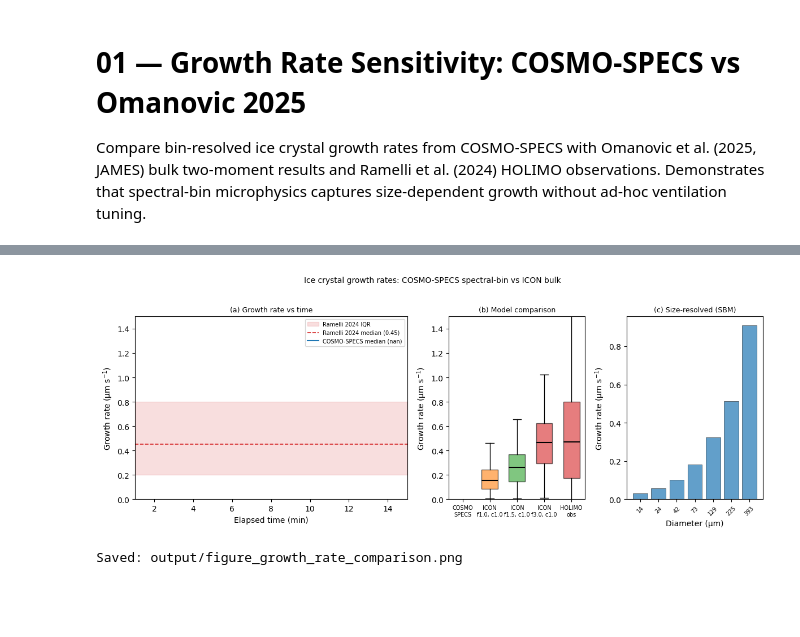
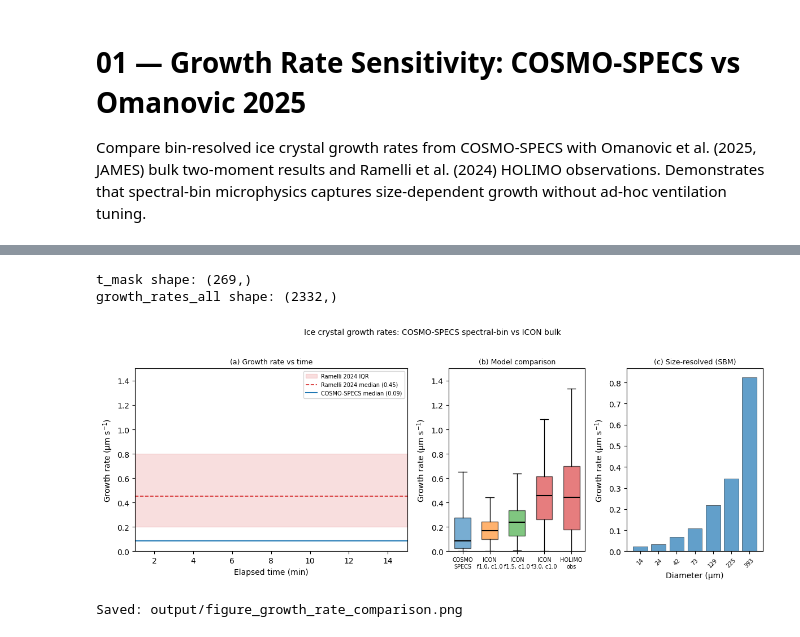
Before and after one commit to KarlJohnsonnn/polarcap_analysis, a Jupyter notebook: notebooks/cloudlab_comparison/01-growth-rate-sensitivity.ipynb, the cells around one changed output, grey strips where cells are left out. Drawn from its saved outputs; the diff is of its cells as text; code cells hidden in the pictures; blank space fills up the shorter version.

```diff
--- a/notebooks/cloudlab_comparison/01-growth-rate-sensitivity.ipynb
+++ b/notebooks/cloudlab_comparison/01-growth-rate-sensitivity.ipynb
@@ -50,9 +51,9 @@ OMANOVIC_GR = {
 RAMELLI_GR = {'median': 0.45, 'p25': 0.20, 'p75': 0.80}
 # %%
 # --- Load model data ---a
-datasets = load_plume_path_runs(processed_root=PROCESSED_ROOT+cs_runs[0]['cs_run']+f'3D_{cs_runs[0]["exp_id"]}', kinds=("integrated",))
+datasets = load_plume_path_runs(processed_root=PROCESSED_ROOT, kinds=("integrated", "extreme", "vertical"))
 run_label = list(datasets.keys())[0]
-ds = datasets[run_label]["integrated"]
+ds = datasets[run_label]["vertical"]
 print(f"Run: {run_label}")
 print(f"Dims: {dict(ds.dims)}")
 print(f"Vars: {list(ds.data_vars)}")
@@ -86,18 +120,28 @@ Mean diameter range: 0.0 – 0.0 µm
 dt_s = np.diff(elapsed_s)  # time steps in seconds
 growth_rates_all = []  # µm/s
 elapsed_mid_all = []   # midpoint elapsed time
+print(f'dt_s shape: {dt_s.shape}')
+print(f'dt_s nan: {np.isnan(dt_s).sum()}')
 
 for c in range(ds.sizes['cell']):
-    d_cell = np.array(mean_diam[:, c])
+    d_cell = np.array(mean_diam[..., c])
     valid = ~np.isnan(d_cell)
     if valid.sum() < 3:
         continue
-    dD = np.diff(d_cell)
-    gr = dD / dt_s  # µm/s
+    dD = np.diff(d_cell, axis=0)
+    print(f'dD shape: {dD.shape}')
+    print(f'dD nan: {np.isnan(dD).sum()}')
+    gr = dD / dt_s[..., np.newaxis]  # µm/s
     # Keep only where both endpoints have valid diameter and positive growth
-    mask = valid[:-1] & valid[1:] & (gr > 0)
+    print(f'gr shape: {gr.shape}')
+    print(f'valid shape: {valid.shape}')
+    mask = (valid[:-1, :] & valid[1:, :])
+    mask = mask & (gr > 0)
     growth_rates_all.extend(gr[mask])
-    elapsed_mid_all.extend((elapsed_min[:-1][mask] + elapsed_min[1:][mask]) / 2)
+    print(f'mask shape: {mask.shape}')
+    print(f'elapsed_min shape: {elapsed_min.shape}')
+    elapsed_mid_all.extend((elapsed_min[:-1][mask.sum(axis=1) > 0] + elapsed_min[1:][mask.sum(axis=1) > 0]) / 2)
+    print(f'elapsed_mid_all shape: {len(elapsed_mid_all)}')
 
 growth_rates_all = np.array(growth_rates_all)
 elapsed_mid_all = np.array(elapsed_mid_all)
@@ -118,16 +177,20 @@ fig, axes = plt.subplots(1, 3, figsize=(12, 4.5), gridspec_kw={'width_ratios': [
 # Panel A: Growth rate vs elapsed time (scatter)
 ax = axes[0]
 t_mask = (elapsed_mid_all > 1) & (elapsed_mid_all < 15)
-sc = ax.scatter(elapsed_mid_all[t_mask], growth_rates_all[t_mask],
-                c=growth_rates_all[t_mask], cmap='viridis', s=8, alpha=0.4,
-                vmin=0, vmax=1.0, edgecolors='none')
+# t_mask = t_mask[..., np.newaxis]
+print(f't_mask shape: {t_mask.shape}')
+print(f'growth_rates_all shape: {growth_rates_all.shape}')
+
+sc = ax.plot(growth_rates_all, #cmap='viridis',
+             alpha=0.9,)
+                #vmin=0, vmax=1.0, edgecolors='none')
 # Ramelli range
 ax.axhspan(RAMELLI_GR['p25'], RAMELLI_GR['p75'], alpha=0.15, color='C3',
            label=f"Ramelli 2024 IQR")
 ax.axhline(RAMELLI_GR['median'], color='C3', ls='--', lw=1.2,
            label=f"Ramelli 2024 median ({RAMELLI_GR['median']:.2f})")
 # COSMO-SPECS median
-med_gr = np.nanmedian(growth_rates_all[t_mask])
+med_gr = np.nanmedian(growth_rates_all)
 ax.axhline(med_gr, color='C0', ls='-', lw=1.5,
            label=f"COSMO-SPECS median ({med_gr:.2f})")
 ax.set(xlabel='Elapsed time (min)', ylabel='Growth rate (µm s$^{-1}$)',
@@ -137,7 +200,7 @@ ax.set_title('(a) Growth rate vs time', fontsize=9)
 
 # Panel B: Box plot comparison (COSMO-SPECS vs Omanovic configurations)
 ax = axes[1]
-bp_data = [growth_rates_all[t_mask]]
+bp_data = [growth_rates_all]
 bp_labels = ['COSMO\nSPECS']
 bp_colors = ['C0']
 for i, (lbl, vals) in enumerate(OMANOVIC_GR.items()):
@@ -171,40 +234,42 @@ diam_mids = (diam_edges[:-1] + diam_edges[1:]) / 2
 # Compute growth rate per diameter range from the time-diameter PSD
 gr_by_bin = []
 for i_bin in range(len(diameters)):
-    nf_bin = nf.isel(diameter=i_bin).transpose('time', 'cell').values  # (time, cell)
+    nf_bin = nf.isel(diameter=i_bin).transpose('time', 'altitude', 'cell').values  # (time, cell)
     for c in range(ds.sizes['cell']):
-        col = nf_bin[:, c]
+        col = nf_bin[:, :, c]
         peaks = np.where(col > 0)[0]
         if len(peaks) < 2:
             continue
         # Growth rate approximated from concentration-weighted diameter shift
         t_first, t_last = peaks[0], peaks[-1]
         dt_bin = elapsed_s[t_last] - elapsed_s[t_first]
         if dt_bin > 0:
             gr_by_bin.append((diameters[i_bin], diameters[i_bin] / (dt_bin + 1e-10)))
 
 if gr_by_bin:
     gr_arr = np.array(gr_by_bin)
     # Bin the growth rates by diameter
     binned_gr = []
     for lo, hi in zip(diam_edges[:-1], diam_edges[1:]):
         mask_d = (gr_arr[:, 0] >= lo) & (gr_arr[:, 0] < hi)
         if mask_d.sum() > 0:
             binned_gr.append(np.nanmedian(gr_arr[mask_d, 1]))
         else:
             binned_gr.append(np.nan)
     ax.bar(range(len(diam_mids)), binned_gr, color='C0', alpha=0.7, edgecolor='k', lw=0.5)
     ax.set_xticks(range(len(diam_mids)))
     ax.set_xticklabels([f'{d:.0f}' for d in diam_mids], fontsize=7, rotation=45)
     ax.set(xlabel='Diameter (µm)', ylabel='Growth rate (µm s$^{-1}$)')
 ax.set_title('(c) Size-resolved (SBM)', fontsize=9)
 
 fig.suptitle('Ice crystal growth rates: COSMO-SPECS spectral-bin vs ICON bulk',
              fontsize=10, y=1.02)
 fig.tight_layout()
 fig.savefig(OUTPUT_DIR / 'figure_growth_rate_comparison.png', dpi=200, bbox_inches='tight')
 plt.show()
 print(f"Saved: {OUTPUT_DIR / 'figure_growth_rate_comparison.png'}")
 # %% [output]
+t_mask shape: (269,)
+growth_rates_all shape: (2332,)
-[figure, old version]
+[figure, new version]
-Saved: output/figure_growth_rate_comparison.png
+Saved: output/figure_growth_rate_comparison.png
```
Also changed, not shown: parts of 5 cells of this notebook, 5 other files.
